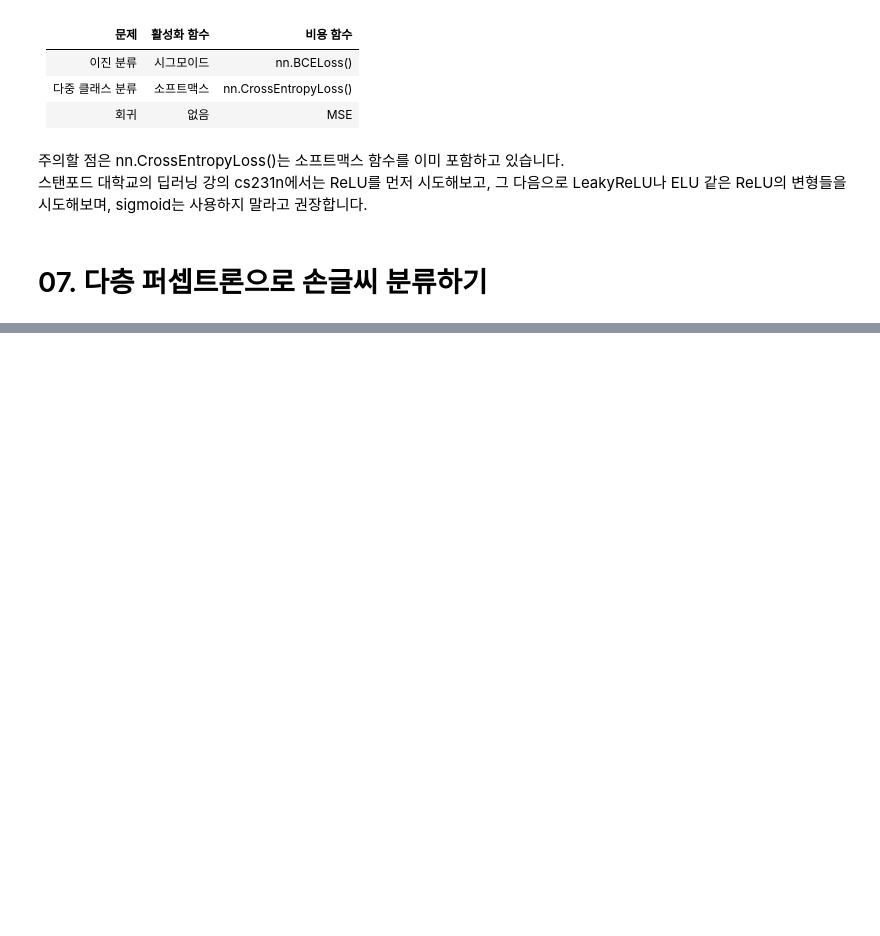
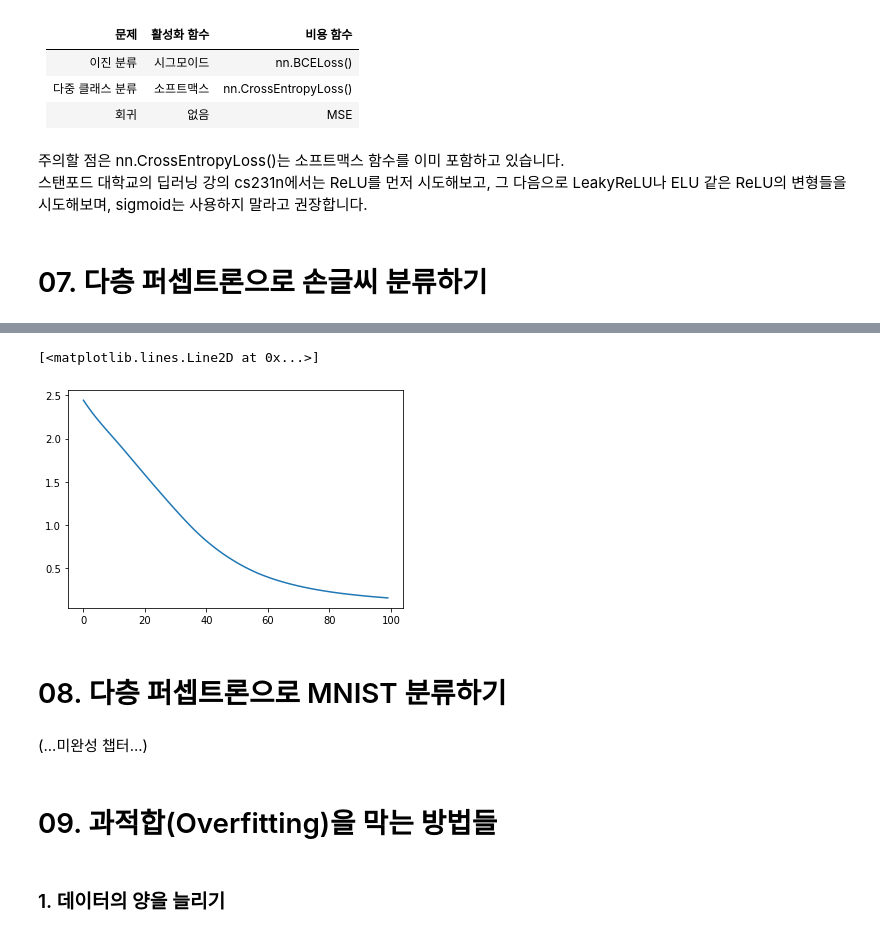
Before and after one commit to YoonSungLee/Pytorch-Study, a Jupyter notebook: 06_Artificial_Neural_Network.ipynb, the cells around one changed output, grey strips where cells are left out. Saved outputs shown, nothing was run; the diff lists cells and outputs as text; code cells hidden in the pictures; blank space fills up the shorter version.

```diff
--- a/06_Artificial_Neural_Network.ipynb
+++ b/06_Artificial_Neural_Network.ipynb
@@ -314,0 +388,20 @@ plt.show()
+# %%
+# 이 비용 함수는 소프트맥스 함수를 포함하고 있음
+loss_fn = nn.CrossEntropyLoss()
+# %%
+optimizer = optim.Adam(model.parameters())
+# %%
+losses = []
+# %%
+for epoch in range(100):
+    optimizer.zero_grad()
+    y_pred = model(X)   # forward 연산
+    loss = loss_fn(y_pred, Y)
+    loss.backward()
+    optimizer.step()
+
+    if epoch%10 == 0:
+        print('Epoch {:4d}/{} Cost: {:.6f}'.format(
+            epoch, 100, loss.item()
+        ))
+    losses.append(loss.item())
@@ -314,0 +419,13 @@ plt.show()
+# %%
+plt.plot(losses)
+# %% [output]
+[<matplotlib.lines.Line2D at 0x...>]
+[figure, added]
+# %% [markdown]
+# 08. 다층 퍼셉트론으로 MNIST 분류하기
+# %% [markdown]
+(...미완성 챕터...)
+# %% [markdown]
+# 09. 과적합(Overfitting)을 막는 방법들
+# %% [markdown]
+### 1. 데이터의 양을 늘리기
```
Also changed, not shown: parts of 22 cells of this notebook.
